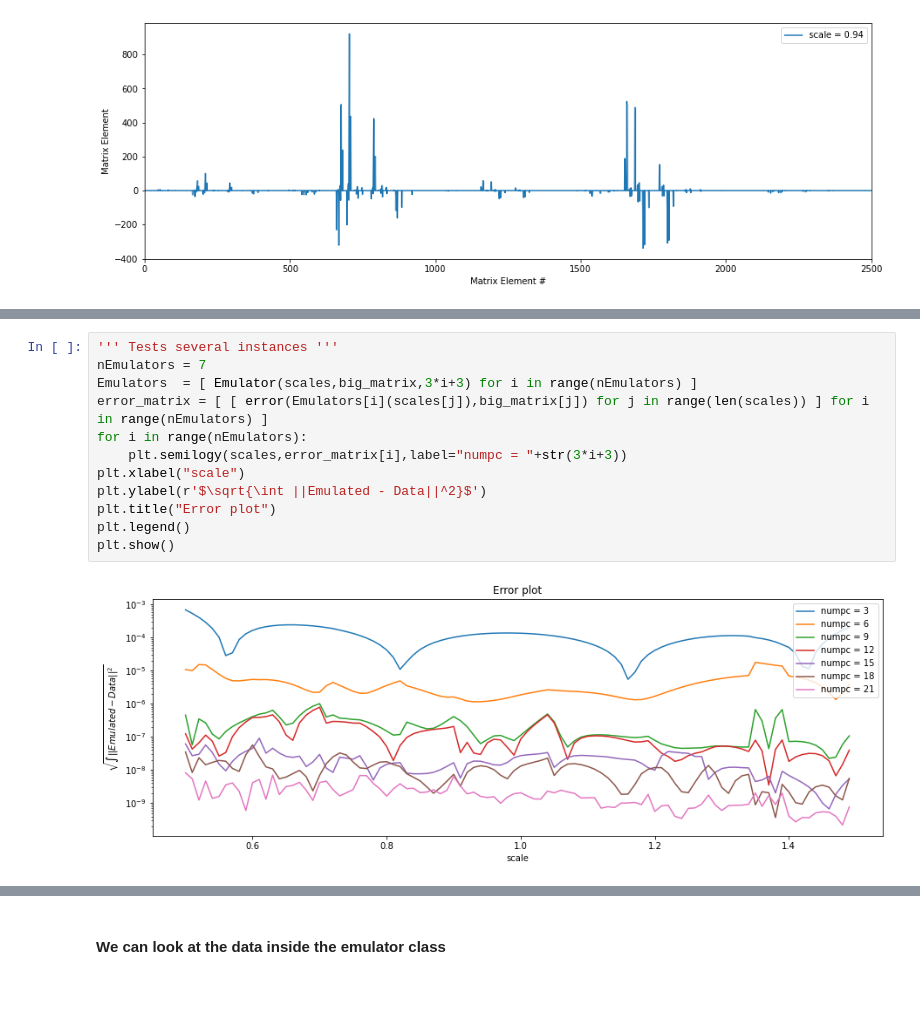
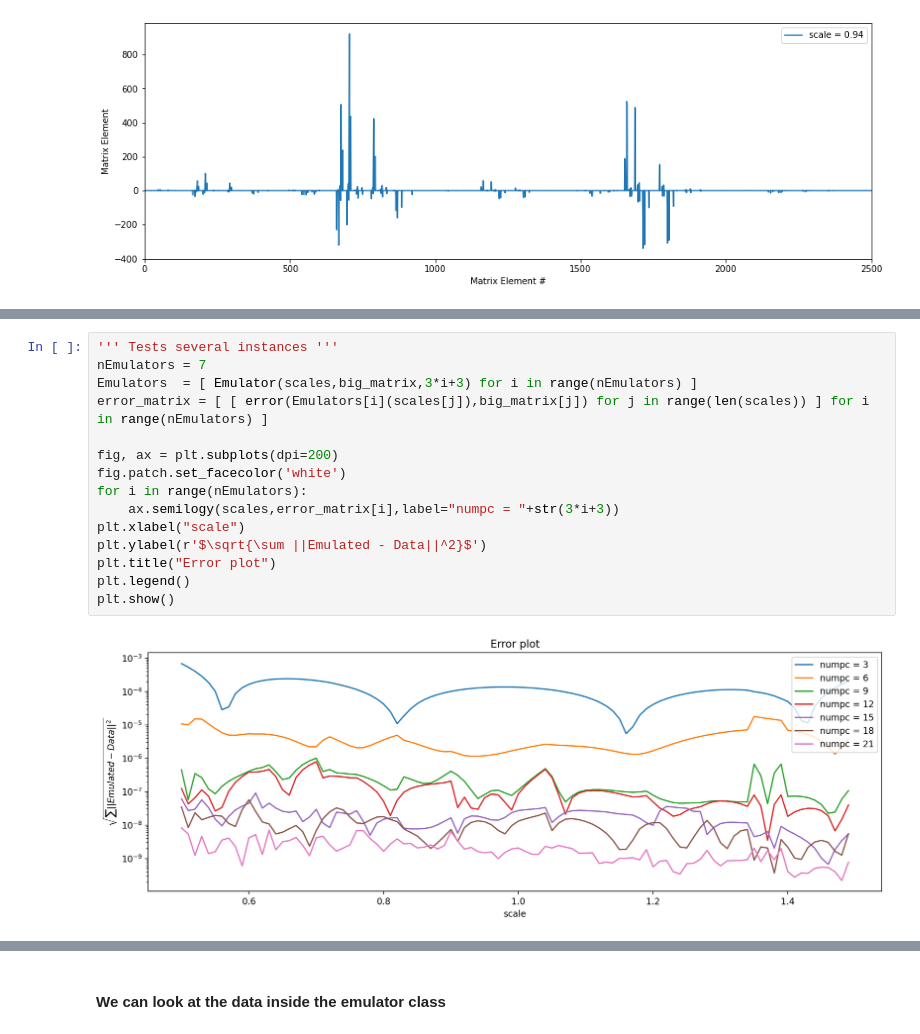
Before and after one commit to diogenes1991/RBMSecar, a Jupyter notebook: Emulator/RBM.ipynb, the cells around one changed output, grey strips where cells are left out. Drawn from its saved outputs; the diff is of its cells as text; blank space fills up the shorter version.

```diff
--- a/Emulator/RBM.ipynb
+++ b/Emulator/RBM.ipynb
@@ -132,17 +140,20 @@ plt.show()
 # %%
 ''' Tests several instances '''
 nEmulators = 7
 Emulators  = [ Emulator(scales,big_matrix,3*i+3) for i in range(nEmulators) ]
 error_matrix = [ [ error(Emulators[i](scales[j]),big_matrix[j]) for j in range(len(scales)) ] for i in range(nEmulators) ]
+
+fig, ax = plt.subplots(dpi=200)
+fig.patch.set_facecolor('white')
 for i in range(nEmulators):
-    plt.semilogy(scales,error_matrix[i],label="numpc = "+str(3*i+3))
+    ax.semilogy(scales,error_matrix[i],label="numpc = "+str(3*i+3))
 plt.xlabel("scale")
-plt.ylabel(r'$\sqrt{\int ||Emulated - Data||^2}$')
+plt.ylabel(r'$\sqrt{\sum ||Emulated - Data||^2}$')
 plt.title("Error plot")
 plt.legend()
 plt.show()
 # %% [output]
-[figure, old version]
+[figure, new version]
 # %%
 ''' Timing checkup '''
 path_magnet1 = "MagnetData/Magnet_1_train"
```
Also changed, not shown: parts of 21 cells of this notebook.
